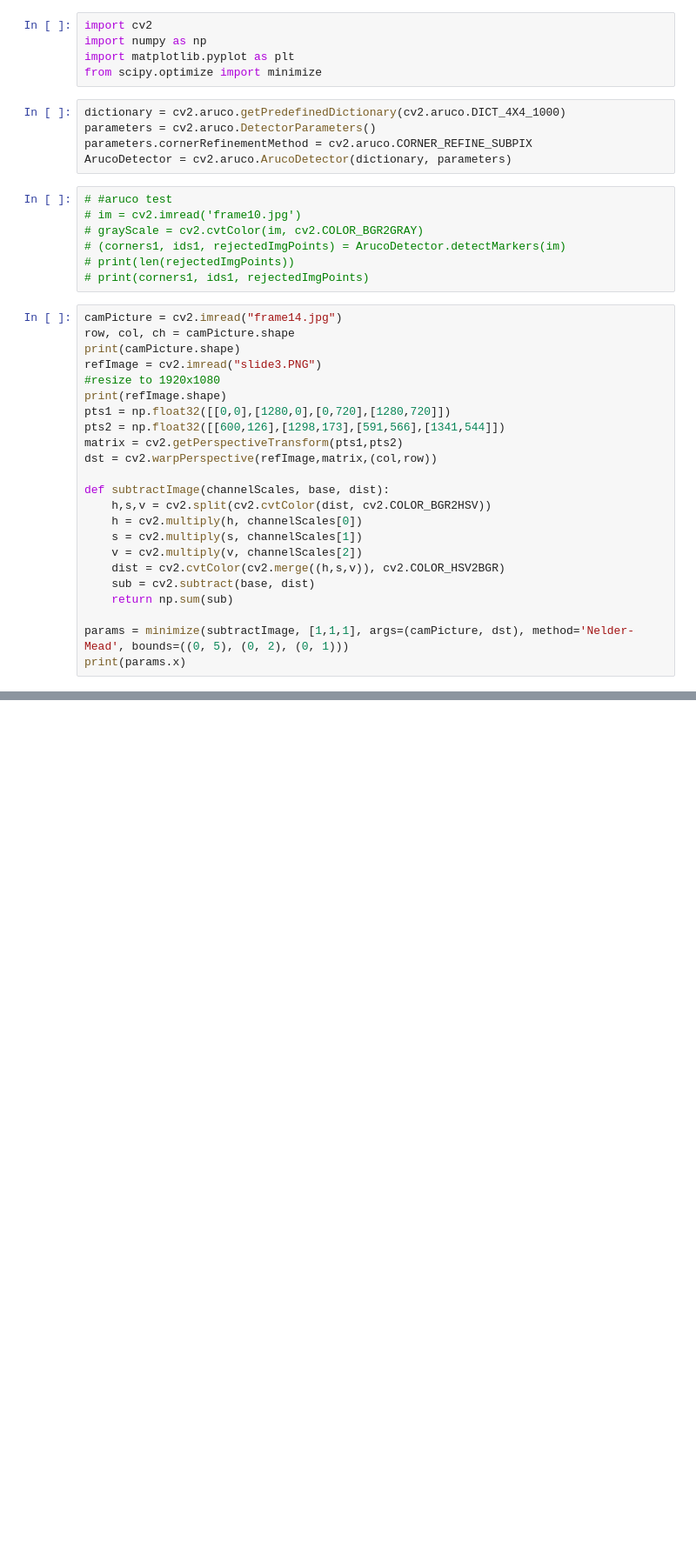
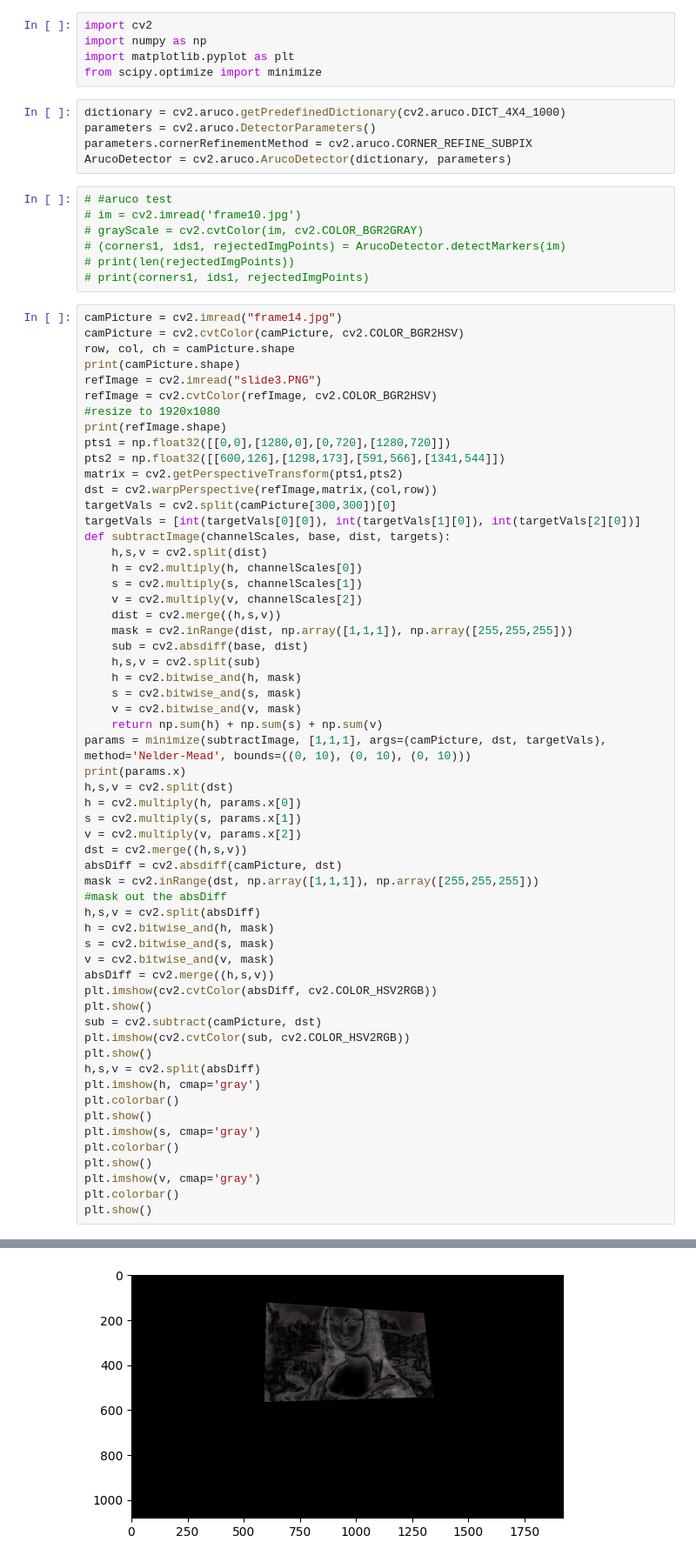
Before and after one commit to Shaquible/ENPH454-TouchProjector, a Jupyter notebook: NewRegectionTest/RejectionTest.ipynb, the cells around one changed output, grey strips where cells are left out. Shown: that part at 87% size. Drawn from its saved outputs; the diff is of its cells as text; blank space fills up the shorter version.

```diff
--- a/NewRegectionTest/RejectionTest.ipynb
+++ b/NewRegectionTest/RejectionTest.ipynb
@@ -17,27 +17,62 @@ ArucoDetector = cv2.aruco.ArucoDetector(dictionary, parameters)
 # print(corners1, ids1, rejectedImgPoints)
 # %%
 camPicture = cv2.imread("frame14.jpg")
+camPicture = cv2.cvtColor(camPicture, cv2.COLOR_BGR2HSV)
 row, col, ch = camPicture.shape
 print(camPicture.shape)
 refImage = cv2.imread("slide3.PNG")
+refImage = cv2.cvtColor(refImage, cv2.COLOR_BGR2HSV)
 #resize to 1920x1080
 print(refImage.shape)
 pts1 = np.float32([[0,0],[1280,0],[0,720],[1280,720]])
 pts2 = np.float32([[600,126],[1298,173],[591,566],[1341,544]])
 matrix = cv2.getPerspectiveTransform(pts1,pts2)
 dst = cv2.warpPerspective(refImage,matrix,(col,row))
-
-def subtractImage(channelScales, base, dist):
-    h,s,v = cv2.split(cv2.cvtColor(dist, cv2.COLOR_BGR2HSV))
+targetVals = cv2.split(camPicture[300,300])[0]
+targetVals = [int(targetVals[0][0]), int(targetVals[1][0]), int(targetVals[2][0])]
+def subtractImage(channelScales, base, dist, targets):
+    h,s,v = cv2.split(dist)
     h = cv2.multiply(h, channelScales[0])
     s = cv2.multiply(s, channelScales[1])
     v = cv2.multiply(v, channelScales[2])
-    dist = cv2.cvtColor(cv2.merge((h,s,v)), cv2.COLOR_HSV2BGR)
-    sub = cv2.subtract(base, dist)
-    return np.sum(sub)
-
-params = minimize(subtractImage, [1,1,1], args=(camPicture, dst), method='Nelder-Mead', bounds=((0, 5), (0, 2), (0, 1)))
+    dist = cv2.merge((h,s,v))
+    mask = cv2.inRange(dist, np.array([1,1,1]), np.array([255,255,255]))
+    sub = cv2.absdiff(base, dist)
+    h,s,v = cv2.split(sub)
+    h = cv2.bitwise_and(h, mask)
+    s = cv2.bitwise_and(s, mask)
+    v = cv2.bitwise_and(v, mask)
+    return np.sum(h) + np.sum(s) + np.sum(v)
+params = minimize(subtractImage, [1,1,1], args=(camPicture, dst, targetVals), method='Nelder-Mead', bounds=((0, 10), (0, 10), (0, 10)))
 print(params.x)
+h,s,v = cv2.split(dst)
+h = cv2.multiply(h, params.x[0])
+s = cv2.multiply(s, params.x[1])
+v = cv2.multiply(v, params.x[2])
+dst = cv2.merge((h,s,v))
+absDiff = cv2.absdiff(camPicture, dst)
+mask = cv2.inRange(dst, np.array([1,1,1]), np.array([255,255,255]))
+#mask out the absDiff
+h,s,v = cv2.split(absDiff)
+h = cv2.bitwise_and(h, mask)
+s = cv2.bitwise_and(s, mask)
+v = cv2.bitwise_and(v, mask)
+absDiff = cv2.merge((h,s,v))
+plt.imshow(cv2.cvtColor(absDiff, cv2.COLOR_HSV2RGB))
+plt.show()
+sub = cv2.subtract(camPicture, dst)
+plt.imshow(cv2.cvtColor(sub, cv2.COLOR_HSV2RGB))
+plt.show()
+h,s,v = cv2.split(absDiff)
+plt.imshow(h, cmap='gray')
+plt.colorbar()
+plt.show()
+plt.imshow(s, cmap='gray')
+plt.colorbar()
+plt.show()
+plt.imshow(v, cmap='gray')
+plt.colorbar()
+plt.show()
 # %% [output]
 (1080, 1920, 3)
 (720, 1280, 3)
@@ -44,0 +80 @@ print(params.x)
+[figure, added]
```
Also changed, not shown: parts of 2 cells of this notebook.
